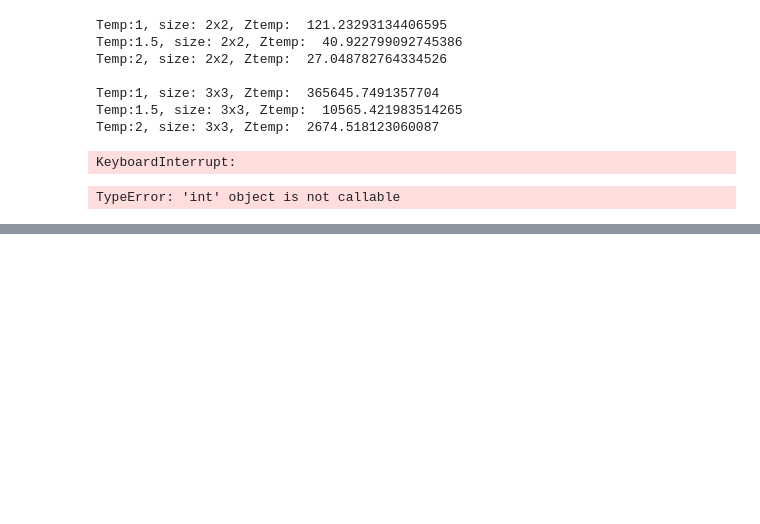
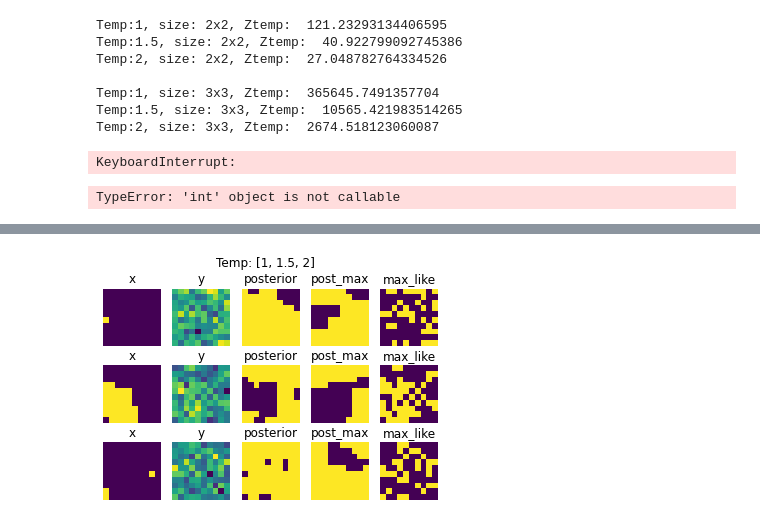
Before and after one commit to TomerAmranBGU/graphs-models-hw2, a Jupyter notebook: hw2.ipynb, the cells around one changed output, grey strips where cells are left out. Drawn from its saved outputs; the diff is of its cells as text; code cells hidden in the pictures; blank space fills up the shorter version.

```diff
--- a/hw2.ipynb
+++ b/hw2.ipynb
@@ -208,7 +208,7 @@ def random_lattice(size):
 # %%
 # Exercise 9
 size = 8
-n = 50
+n = 10000
 n_shifts = 25
 neigbs_indecis = np.array([
     np.array([1,0,-1,0]),
@@ -255,0 +302,51 @@ KeyboardInterrupt:
+# %%
+def max_posterior_gibbs(size, Temp, n_sweeps, y, sigma):
+    smpl = np.pad(random_lattice(size),1, pad_with)
+    y_padded = np.pad(y,1, pad_with)
+    for k in range(n_sweeps):
+        for i in range(1,size+1):
+            for j in range(1,size+1):
+                neibs = np.array(smpl[(neigbs_indecis[0]+i, neigbs_indecis[1]+j)])
+                plus_ratio = np.exp(np.sum(neibs) / Temp \
+                               - np.square(y_padded[i,j] + 1) / (2*(sigma**2)))
+                minus_ratio = np.exp(-np.sum(neibs) / Temp \
+                                - np.square(y_padded[i,j] -1) / (2*(sigma**2)))
+                smpl[i,j] = np.argmax([minus_ratio, plus_ratio])*2 -1
+    return smpl[1:-1,1:-1] # padding removed
+# %%
+# Exercise 10
+
+size = 10
+n_sweeps = 50
+
+fig, axs = plt.subplots(nrows=3, ncols= 5)
+fig.suptitle("Temp: [1, 1.5, 2]".format(Temp))
+for i, Temp in enumerate([1,1.5,2]):
+    x = gibbs_sample(size, Temp, n_sweeps)
+    eta = 2* np.random.standard_normal(size=(size,size))
+    y = x + eta
+    posterior_sample = posterior_gibbs_sample(size, Temp,n_sweeps, y , 2)
+    posterior_max = max_posterior_gibbs(size, Temp,n_sweeps, y , 2)
+    max_likelihood = np.sign(y)
+    for ax in axs[i]:
+        ax.axis('off')
+    axs[i,0].imshow(x, interpolation= 'None')
+    axs[i,0].set_title('x')
+    axs[i,1].imshow(y, interpolation= 'None')
+    axs[i,1].set_title('y')
+    axs[i,2].imshow(posterior_sample, interpolation= 'None')
+    axs[i,2].set_title('posterior')
+    axs[i,3].imshow(posterior_max, interpolation= 'None')
+    axs[i,3].set_title('post_max')
+    axs[i,4].imshow(max_likelihood, interpolation= 'None')
+    axs[i,4].set_title('max_like')
+
+
+    # exact_samples = sample_n(10, 8, Temp)
+    # for j, sample in enumerate(exact_samples):
+    #     axs[i,j].imshow(sample, interpolation='None')
+    #     axs[i,j].axis('off')
+    #     if j==0:
+    #         axs[i,j].set_title('temp={}'.format(Temp))
+# %% [output]
+[figure, added]
```
Also changed, not shown: parts of 4 cells of this notebook.
